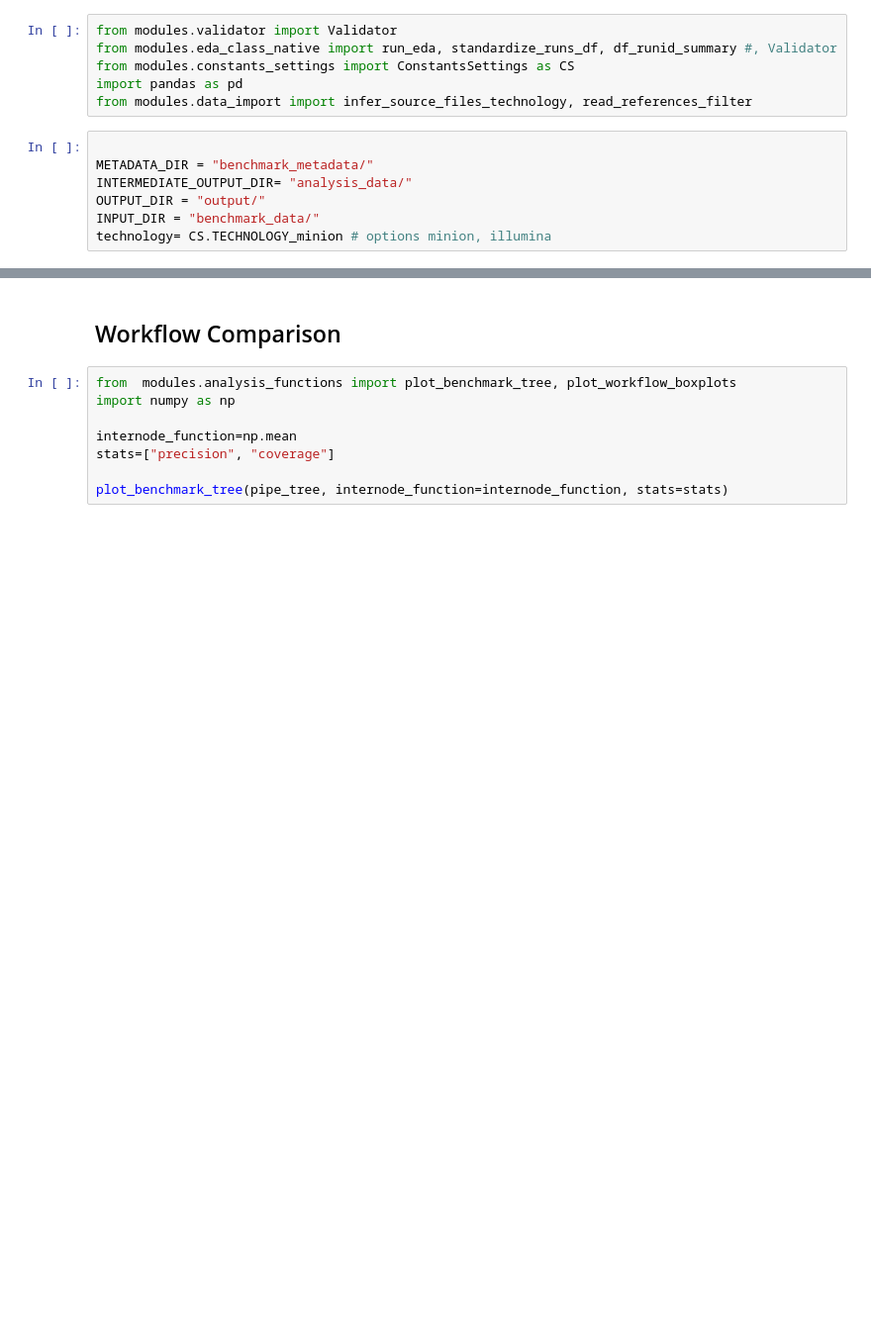
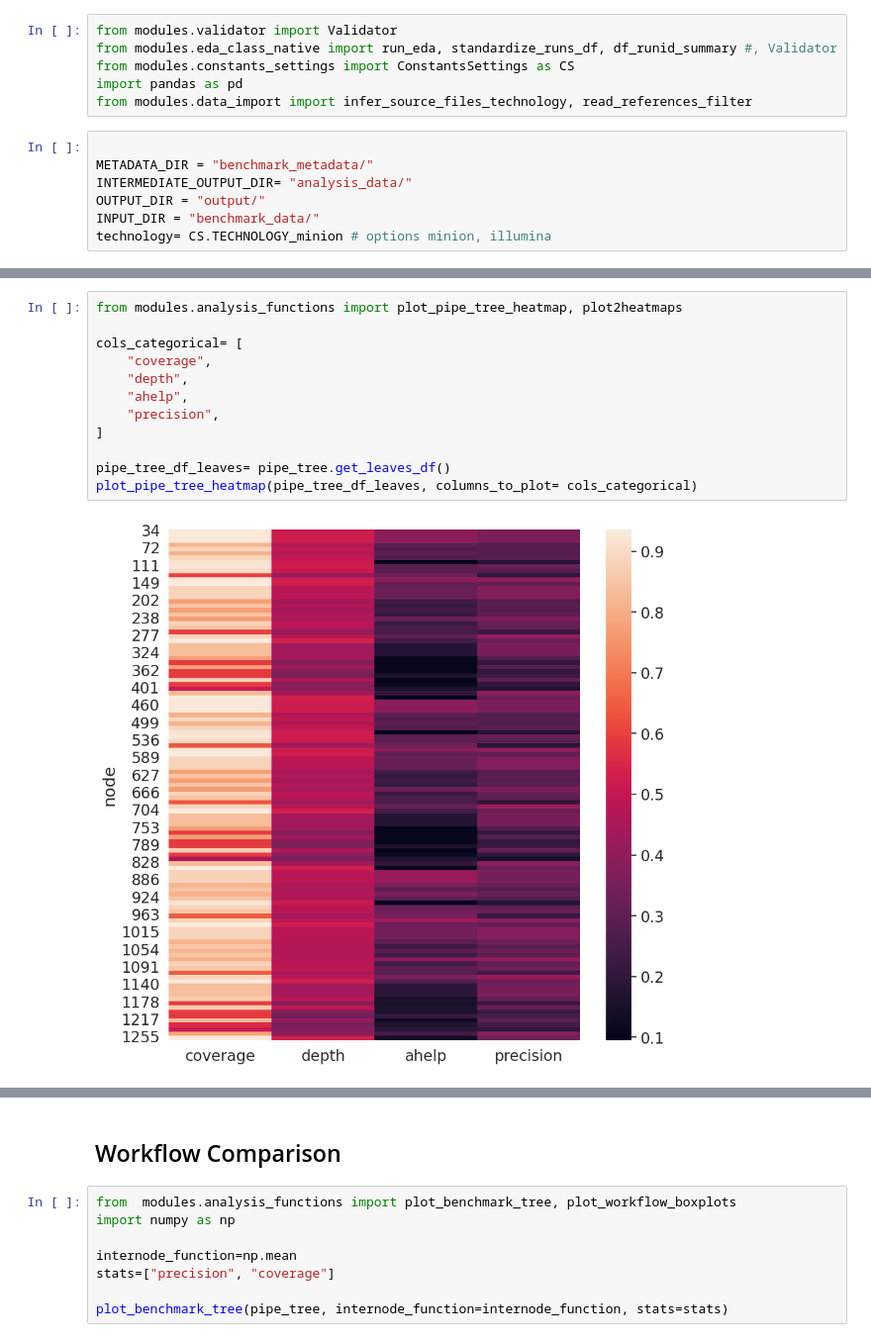
Before and after one commit to SantosJGND/televir_benchmark_eda, a Jupyter notebook: Workflow_comparison.ipynb, the cells around one changed output, grey strips where cells are left out. Shown at 99% size. Cells and saved outputs as stored; diff of their text form; blank space fills up the shorter version.

Commit message:
add stats and software heatmaps for publication, debug both technologies

```diff
--- a/Workflow_comparison.ipynb
+++ b/Workflow_comparison.ipynb
@@ -51,0 +51,14 @@ node_runs_df (2574, 2)
+# %%
+from modules.analysis_functions import plot_pipe_tree_heatmap, plot2heatmaps
+
+cols_categorical= [
+    "coverage",
+    "depth",
+    "ahelp",
+    "precision",
+]
+
+pipe_tree_df_leaves= pipe_tree.get_leaves_df()
+plot_pipe_tree_heatmap(pipe_tree_df_leaves, columns_to_plot= cols_categorical)
+# %% [output]
+[figure, added]
```
Also changed, not shown: parts of 7 cells of this notebook, 10 other files.
